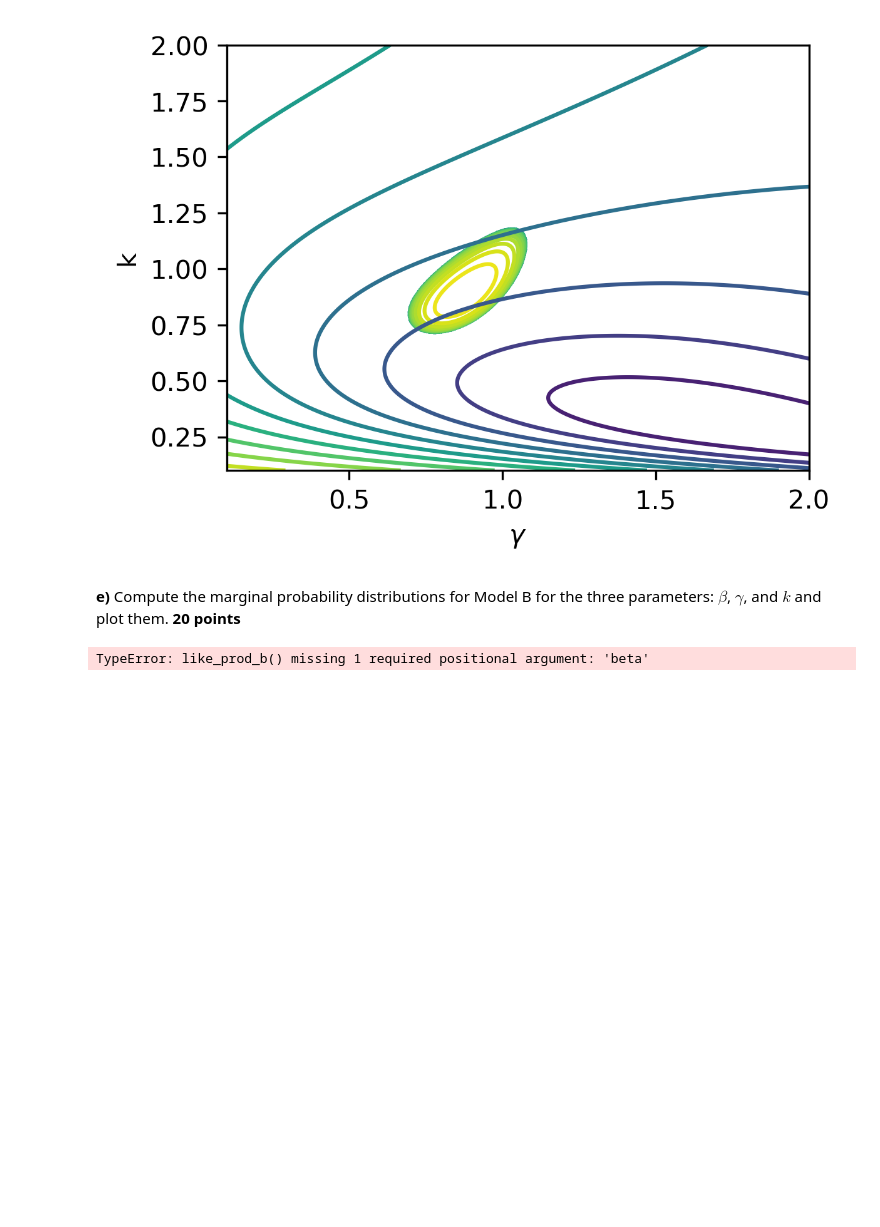
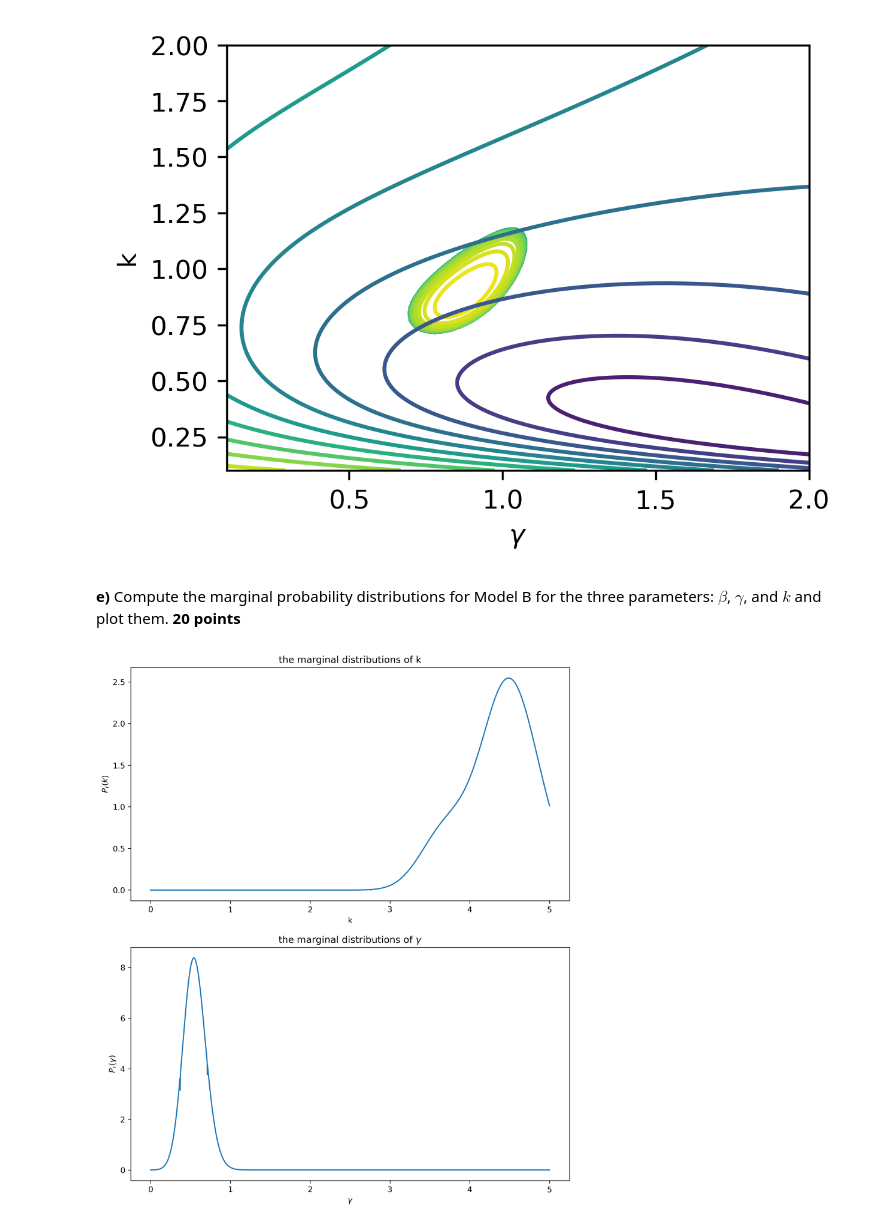
Before and after one commit to tomcarron/data_analysis_in_astro, a Jupyter notebook: exercise10/exercise_10_problems.ipynb, the cells around one changed output. Cells and saved outputs as stored; diff of their text form; code cells hidden in the pictures; blank space fills up the shorter version.

```diff
--- a/exercise10/exercise_10_problems.ipynb
+++ b/exercise10/exercise_10_problems.ipynb
@@ -240,14 +240,29 @@ plt.savefig("plots/fig_modelb.png",dpi=300,bbox_inches="tight")
 k_mp=[]
 for i in range(len(gammas)):
     gamma=gammas[i]
-    k_mp.append(scipy.integrate.quad(like_prod_b,0.3,1.5,args=(gamma,si,fi,noise))[0]/norm2 )
+    k_mp.append(scipy.integrate.quad(like_prod_b,0.0,5.0,args=(gamma,si,fi,noise,0.4))[0]/norm2 )
 #marginal probability of gamma model b
 gamma_mp=[]
 for i in range(len(ks)):
     k=ks[i]
-    gamma_mp.append(scipy.integrate.quad(like_prod_b2,0.3,1.5,args=(k,si,fi,noise))[0]/norm2 )
+    gamma_mp.append(scipy.integrate.quad(like_prod_b2,0.0,5.0,args=(k,si,fi,noise,0.4))[0]/norm2 )
 
 #marginal probability of beta model b
-beta_mp=[]
+#:/
-# %% [output]
-TypeError: like_prod_b() missing 1 required positional argument: 'beta'
+# %%
+ks2=np.linspace(0.0,5.0,len(ks))
+gammas2=np.linspace(0.0,5.0,len(gammas))
+fig, axs = plt.subplots(2, 1,figsize=(10, 12))
+axs[0].plot(ks2,k_mp)
+axs[0].set_xlabel(r"k")
+axs[0].set_ylabel(r"$P_r(k)$")
+axs[1].plot(gammas2,gamma_mp)
+axs[1].set_xlabel(r"$\gamma$")
+axs[1].set_ylabel(r"$P_r(\gamma)$")
+axs[0].set_title(r"the marginal distributions of k")
+axs[1].set_title(r"the marginal distributions of $\gamma$")
+#axs[0].set_xlim(0.7,1.0)
+#axs[1].set_xlim(0.7,1.0)
+plt.savefig("plots/marginal2.png",dpi=300,bbox_inches="tight")
+# %% [output]
+[figure, added]
```
Also changed, not shown: 2 other files.
